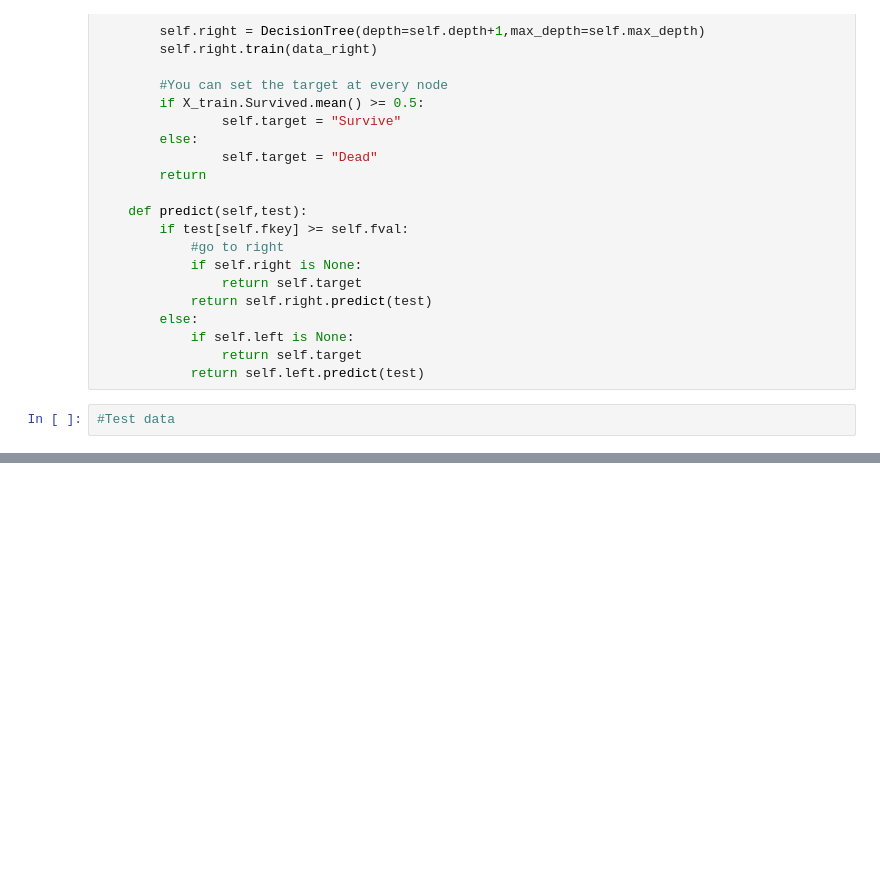
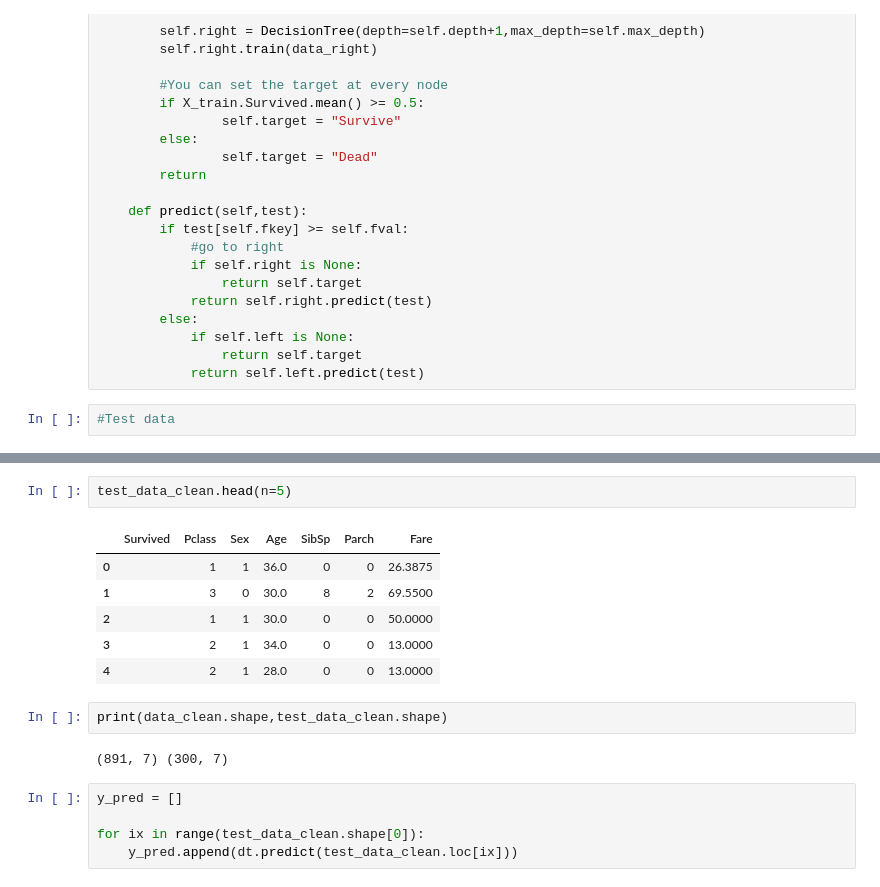
Before and after one commit to satvik1998/Titanic-Survivor-s-Prediction, a Jupyter notebook: Titanic Prediction.ipynb, the cells around one changed output, grey strips where cells are left out. Cells and saved outputs as stored; diff of their text form; blank space fills up the shorter version.

Commit message:
finding Y_prediction

```diff
--- a/Titanic Prediction.ipynb
+++ b/Titanic Prediction.ipynb
@@ -235,0 +358,18 @@ test_data = pd.re
+# %%
+test_data_clean.head(n=5)
+# %% [output]
+|  | Survived | Pclass | Sex | Age | SibSp | Parch | Fare |
+| 0 |  | 1 | 1 | 36.0 | 0 | 0 | 26.3875 |
+| 1 |  | 3 | 0 | 30.0 | 8 | 2 | 69.5500 |
+| 2 |  | 1 | 1 | 30.0 | 0 | 0 | 50.0000 |
+| 3 |  | 2 | 1 | 34.0 | 0 | 0 | 13.0000 |
+| 4 |  | 2 | 1 | 28.0 | 0 | 0 | 13.0000 |
+# %%
+print(data_clean.shape,test_data_clean.shape)
+# %% [output]
+(891, 7) (300, 7)
+# %%
+y_pred = []
+
+for ix in range(test_data_clean.shape[0]):
+    y_pred.append(dt.predict(test_data_clean.loc[ix]))
```
Also changed, not shown: parts of 29 cells of this notebook.
